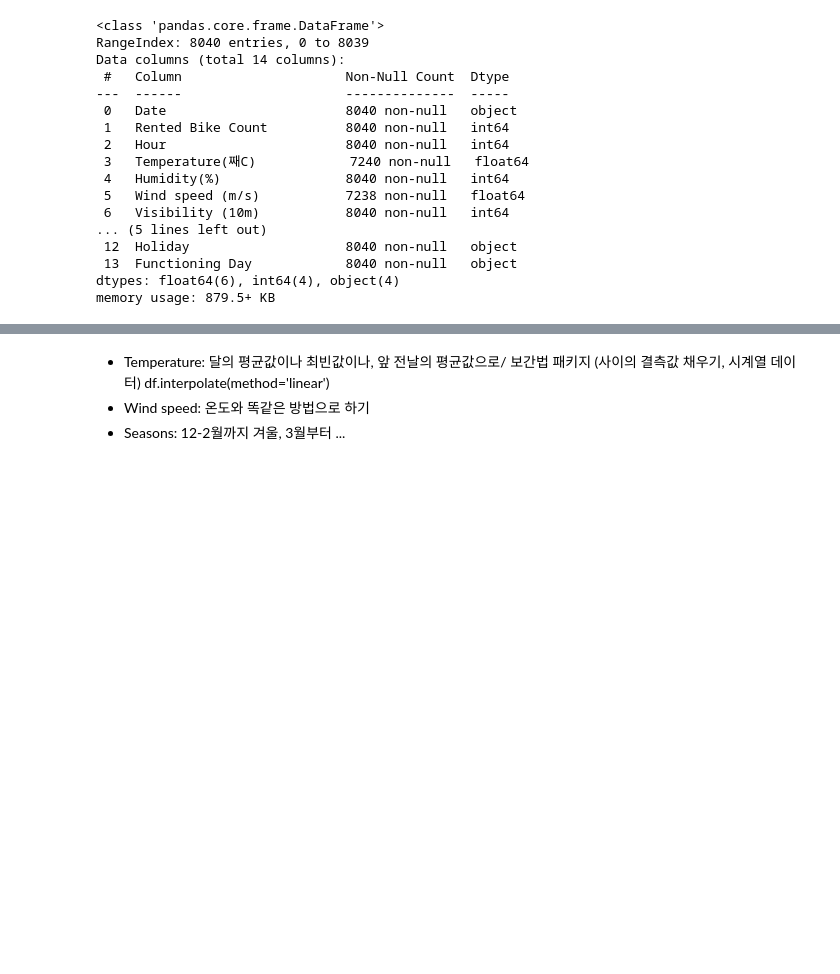
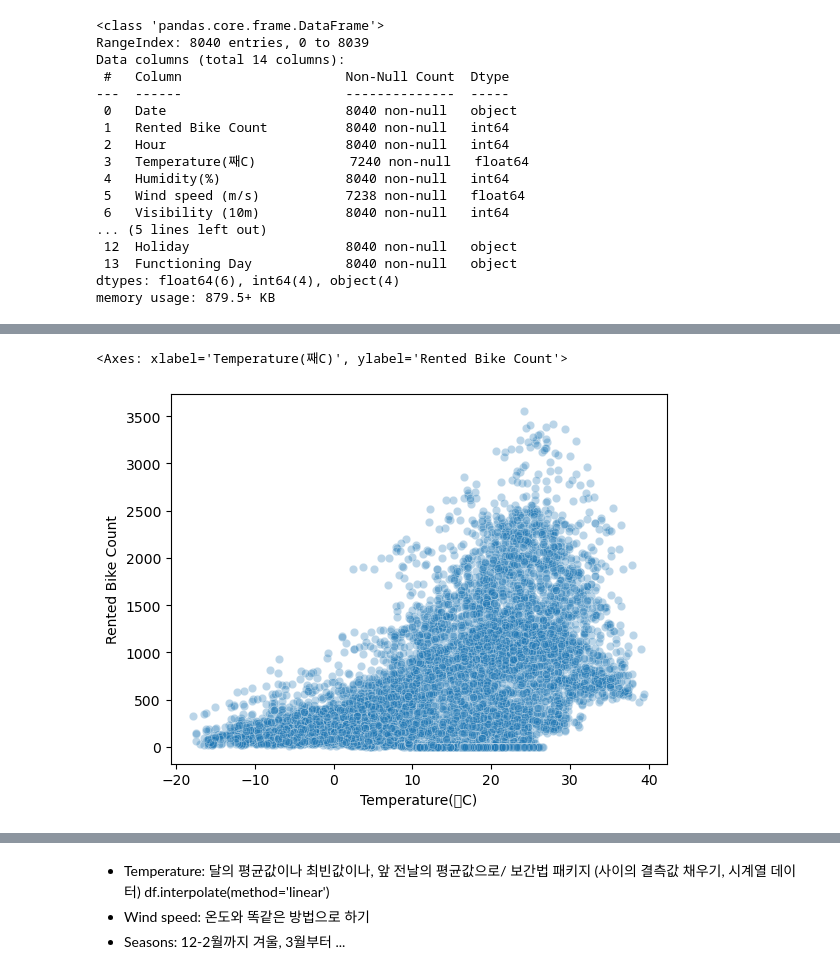
Before and after one commit to TAYKang1008/BAF-17-FRESH-Edu, a Jupyter notebook: 17기_신입교육세션_과제4_강태희.ipynb, the cells around one changed output, grey strips where cells are left out. Drawn from its saved outputs; the diff is of its cells as text; code cells hidden in the pictures; blank space fills up the shorter version.

```diff
--- a/17기_신입교육세션_과제4_강태희.ipynb
+++ b/17기_신입교육세션_과제4_강태희.ipynb
@@ -60,0 +95,5 @@ memory usage: 879.5+ KB
+# %%
+# 보간법으로 Temperature와 Wind speed 결측값 채우기
+
+df_train['Temperature(째C)'] = df_train['Temperature(째C)'].interpolate(method='linear')
+df_train['Wind speed (m/s)'] = df_train['Wind speed (m/s)'].interpolate(method='linear')
@@ -60,0 +179,8 @@ memory usage: 879.5+ KB
+# %%
+# 온도에 따른 자전거 대여량 나타내기
+# 온도가 높을수록 (기온이 따듯할수록) 자전거 대여량이 높다는걸 확인할 수 있음
+
+sns.scatterplot(x='Temperature(째C)', y='Rented Bike Count', data=df_train, alpha=0.3)
+# %% [output]
+<Axes: xlabel='Temperature(째C)', ylabel='Rented Bike Count'>
+[figure, added]
```
Also changed, not shown: parts of 11 cells of this notebook.
